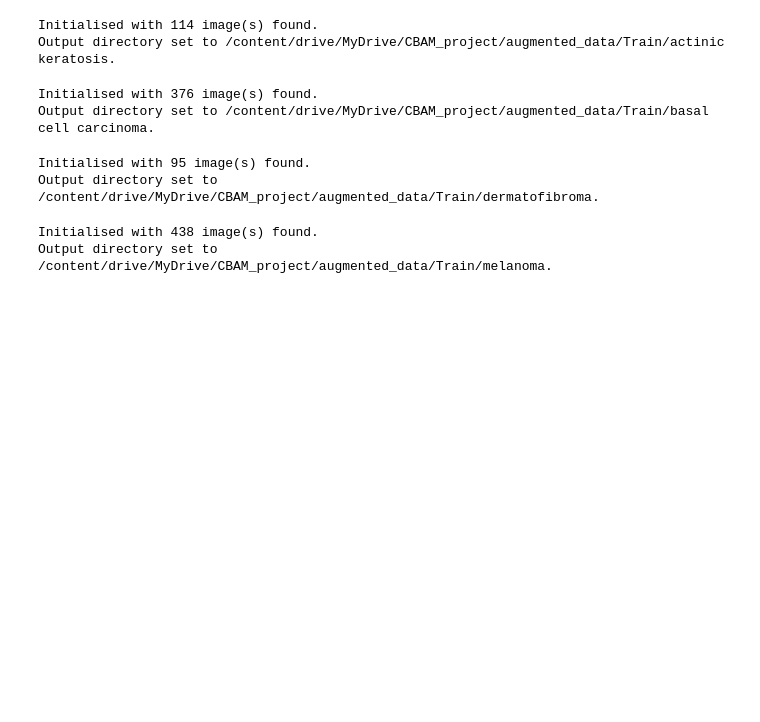
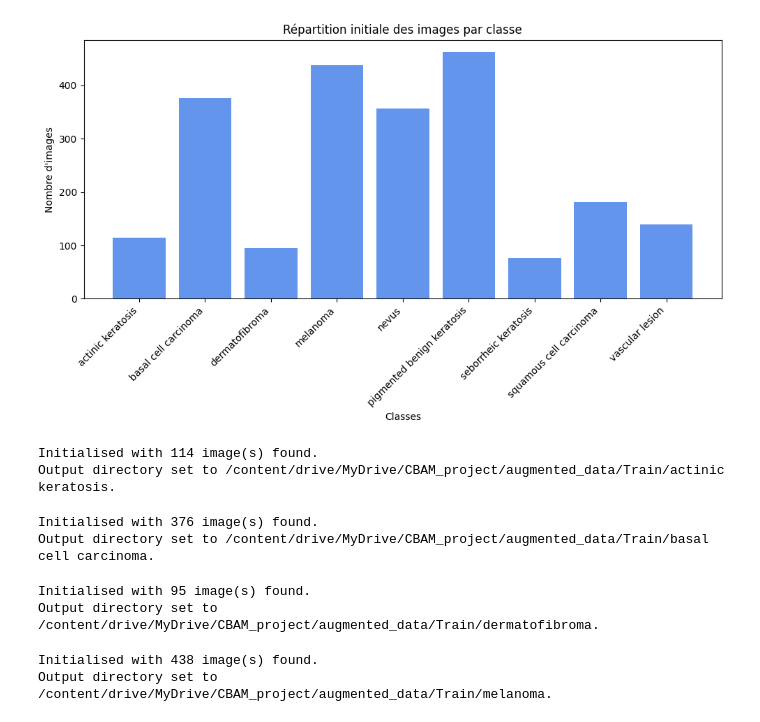
Before and after one commit to Yanis52/Skin-Cancer-Detection, a Jupyter notebook: augmentation_data.ipynb, the cells around one changed output. Saved outputs shown, nothing was run; the diff lists cells and outputs as text; code cells hidden in the pictures; blank space fills up the shorter version.

```diff
--- a/augmentation_data.ipynb
+++ b/augmentation_data.ipynb
@@ -31,6 +38,37 @@ class_names = [
     'melanoma', 'nevus', 'pigmented benign keratosis',
     'seborrheic keratosis', 'squamous cell carcinoma', 'vascular lesion'
 ]
+# %%
+from pathlib import Path
+import matplotlib.pyplot as plt
+import os
+
+# Exemple : ton dossier d'images sur Colab ou dans /content/drive
+data_dir = base_path / "Skin cancer ISIC The International Skin Imaging Collaboration" / "Train"
+class_names = [
+    'actinic keratosis', 'basal cell carcinoma', 'dermatofibroma',
+        'melanoma', 'nevus', 'pigmented benign keratosis',
+            'seborrheic keratosis', 'squamous cell carcinoma', 'vascular lesion'
+            ]
+
+            # Comptage
+class_counts = []
+for class_name in class_names:
+    class_path = data_dir / class_name
+    count = len(list(class_path.glob("*.jpg")))  # ou .png, .jpeg selon le cas
+    class_counts.append(count)
+
+  # Affichage
+plt.figure(figsize=(10, 6))
+plt.bar(class_names, class_counts, color='cornflowerblue')
+plt.xticks(rotation=45, ha='right')
+plt.title("Répartition initiale des images par classe")
+plt.xlabel("Classes")
+plt.ylabel("Nombre d'images")
+plt.tight_layout()
+plt.show()
+# %% [output]
+[figure, added]
 # %%
 
 for class_name in class_names:
```
Also changed, not shown: parts of 3 cells of this notebook.
